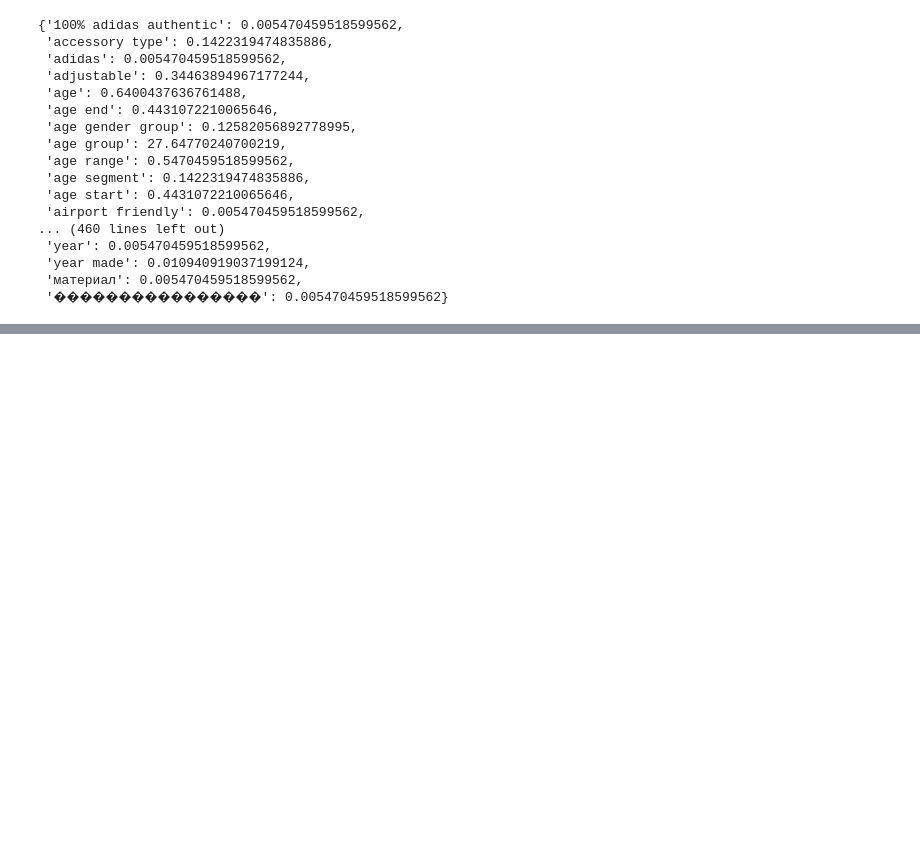
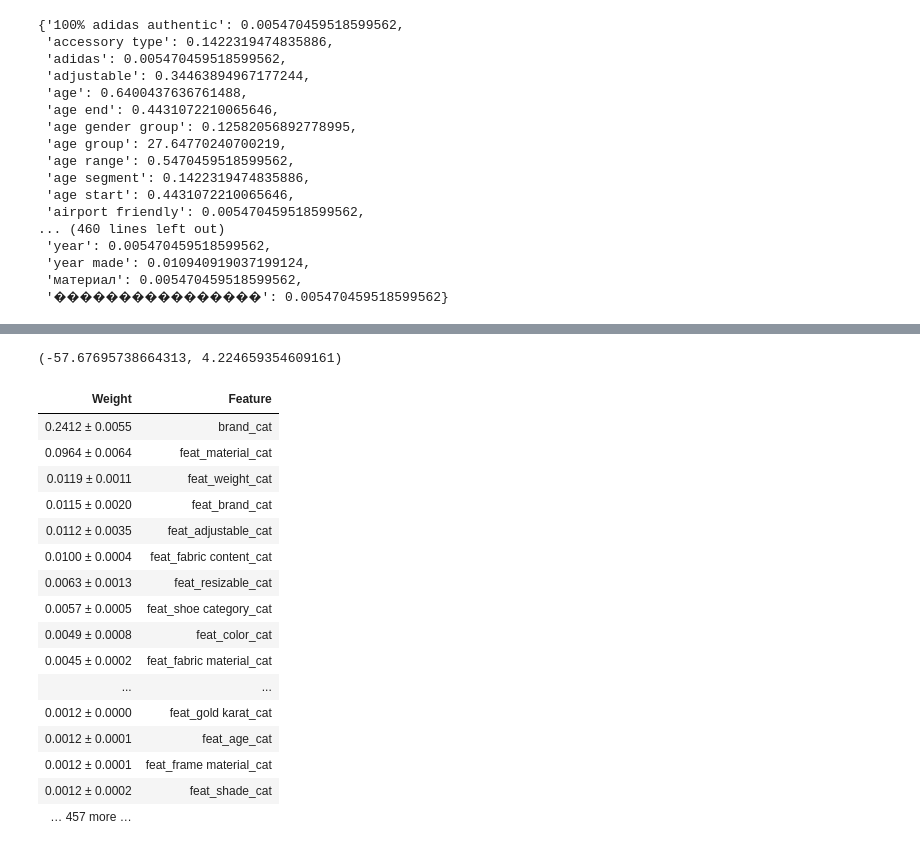
Before and after one commit to dudekkrzysztof/dw_matrix, a Jupyter notebook: matrix_one/Day5.ipynb, the cells around one changed output, grey strips where cells are left out. Drawn from its saved outputs; the diff is of its cells as text; code cells hidden in the pictures; blank space fills up the shorter version.

```diff
--- a/matrix_one/Day5.ipynb
+++ b/matrix_one/Day5.ipynb
@@ -171,0 +222,36 @@ keys_stat
+# %%
+feats_cat = [get_name_feat(key) + '_cat' for key in keys ]
+
+feats = list(set(feats + feats_cat))
+
+result = run_model(feats, model)
+# %%
+X = df[feats].values
+y = df['prices_amountmin'].values
+
+m = RandomForestRegressor(max_depth=5, n_estimators=100, random_state=0)
+m.fit(X,y)
+
+print(result)
+
+perm = PermutationImportance(m, random_state=1).fit(X, y)
+eli5.show_weights(perm, feature_names = feats)
+# %% [output]
+(-57.67695738664313, 4.224659354609161)
+| Weight | Feature |
+| 0.2412 ± 0.0055 | brand_cat |
+| 0.0964 ± 0.0064 | feat_material_cat |
+| 0.0119 ± 0.0011 | feat_weight_cat |
+| 0.0115 ± 0.0020 | feat_brand_cat |
+| 0.0112 ± 0.0035 | feat_adjustable_cat |
+| 0.0100 ± 0.0004 | feat_fabric content_cat |
+| 0.0063 ± 0.0013 | feat_resizable_cat |
+| 0.0057 ± 0.0005 | feat_shoe category_cat |
+| 0.0049 ± 0.0008 | feat_color_cat |
+| 0.0045 ± 0.0002 | feat_fabric material_cat |
+| ... | ... |
+| 0.0012 ± 0.0000 | feat_gold karat_cat |
+| 0.0012 ± 0.0001 | feat_age_cat |
+| 0.0012 ± 0.0001 | feat_frame material_cat |
+| 0.0012 ± 0.0002 | feat_shade_cat |
+| … 457 more … |  |
```
Also changed, not shown: parts of 12 cells of this notebook.
